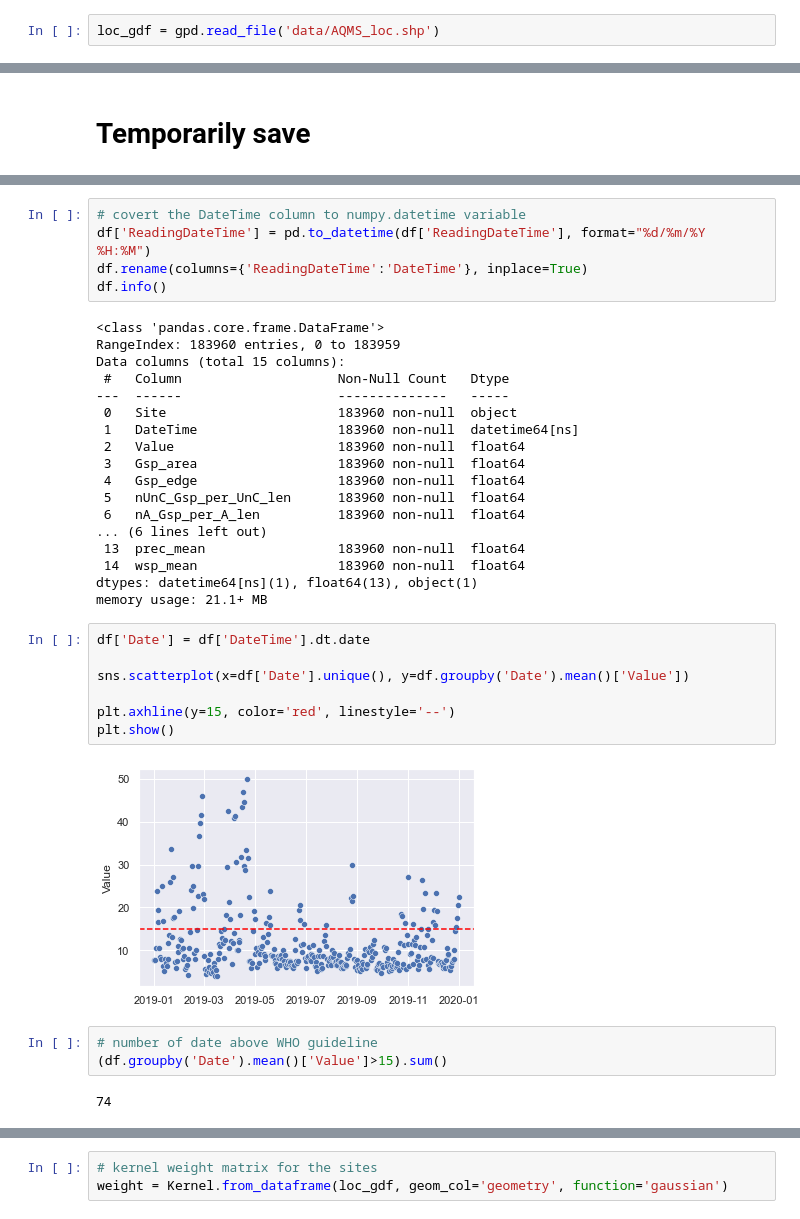
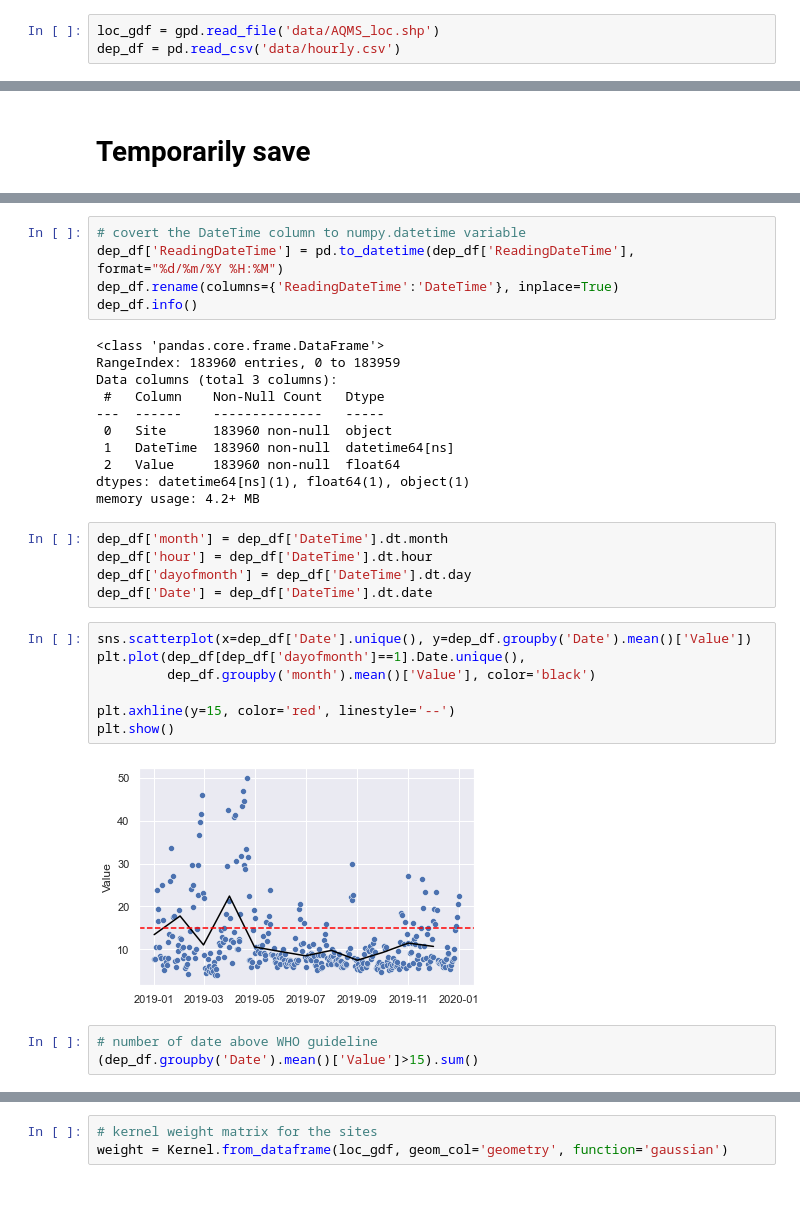
Before and after one commit to yulun-cd/IGS, a Jupyter notebook: DataAnalysis.ipynb, the cells around one changed output, grey strips where cells are left out. Saved outputs shown, nothing was run; the diff lists cells and outputs as text.

```diff
--- a/DataAnalysis.ipynb
+++ b/DataAnalysis.ipynb
@@ -22,6 +21,7 @@ from sklearn.preprocessing import MinMaxScaler
 sns.set_theme(style='darkgrid')
 # %%
 loc_gdf = gpd.read_file('data/AQMS_loc.shp')
+dep_df = pd.read_csv('data/hourly.csv')
 # %% [markdown]
 # Initialise
 # %%
@@ -348,39 +349,35 @@ memory usage: 21.1+ MB
 # %%
 # covert the DateTime column to numpy.datetime variable
-df['ReadingDateTime'] = pd.to_datetime(df['ReadingDateTime'], format="%d/%m/%Y %H:%M")
-df.rename(columns={'ReadingDateTime':'DateTime'}, inplace=True)
-df.info()
+dep_df['ReadingDateTime'] = pd.to_datetime(dep_df['ReadingDateTime'], format="%d/%m/%Y %H:%M")
+dep_df.rename(columns={'ReadingDateTime':'DateTime'}, inplace=True)
+dep_df.info()
 # %% [output]
 <class 'pandas.core.frame.DataFrame'>
 RangeIndex: 183960 entries, 0 to 183959
-Data columns (total 15 columns):
- #   Column                    Non-Null Count   Dtype
----  ------                    --------------   -----
- 0   Site                      183960 non-null  object
- 1   DateTime                  183960 non-null  datetime64[ns]
- 2   Value                     183960 non-null  float64
- 3   Gsp_area                  183960 non-null  float64
- 4   Gsp_edge                  183960 non-null  float64
- 5   nUnC_Gsp_per_UnC_len      183960 non-null  float64
- 6   nA_Gsp_per_A_len          183960 non-null  float64
-... (6 lines left out)
- 13  prec_mean                 183960 non-null  float64
- 14  wsp_mean                  183960 non-null  float64
-dtypes: datetime64[ns](1), float64(13), object(1)
-memory usage: 21.1+ MB
+Data columns (total 3 columns):
+ #   Column    Non-Null Count   Dtype
+---  ------    --------------   -----
+ 0   Site      183960 non-null  object
+ 1   DateTime  183960 non-null  datetime64[ns]
+ 2   Value     183960 non-null  float64
+dtypes: datetime64[ns](1), float64(1), object(1)
+memory usage: 4.2+ MB
+# %%
+dep_df['month'] = dep_df['DateTime'].dt.month
+dep_df['hour'] = dep_df['DateTime'].dt.hour
+dep_df['dayofmonth'] = dep_df['DateTime'].dt.day
+dep_df['Date'] = dep_df['DateTime'].dt.date
 # %%
-df['Date'] = df['DateTime'].dt.date
-
-sns.scatterplot(x=df['Date'].unique(), y=df.groupby('Date').mean()['Value'])
+sns.scatterplot(x=dep_df['Date'].unique(), y=dep_df.groupby('Date').mean()['Value'])
+plt.plot(dep_df[dep_df['dayofmonth']==1].Date.unique(),
+         dep_df.groupby('month').mean()['Value'], color='black')
 
 plt.axhline(y=15, color='red', linestyle='--')
 plt.show()
 # %% [output]
-[figure, old version]
+[figure, new version]
 # %%
 # number of date above WHO guideline
-(df.groupby('Date').mean()['Value']>15).sum()
+(dep_df.groupby('Date').mean()['Value']>15).sum()
-# %% [output]
-74
 # %%
 # annual mean for each site
```
Also changed, not shown: parts of 142 cells of this notebook, 2 other files.
